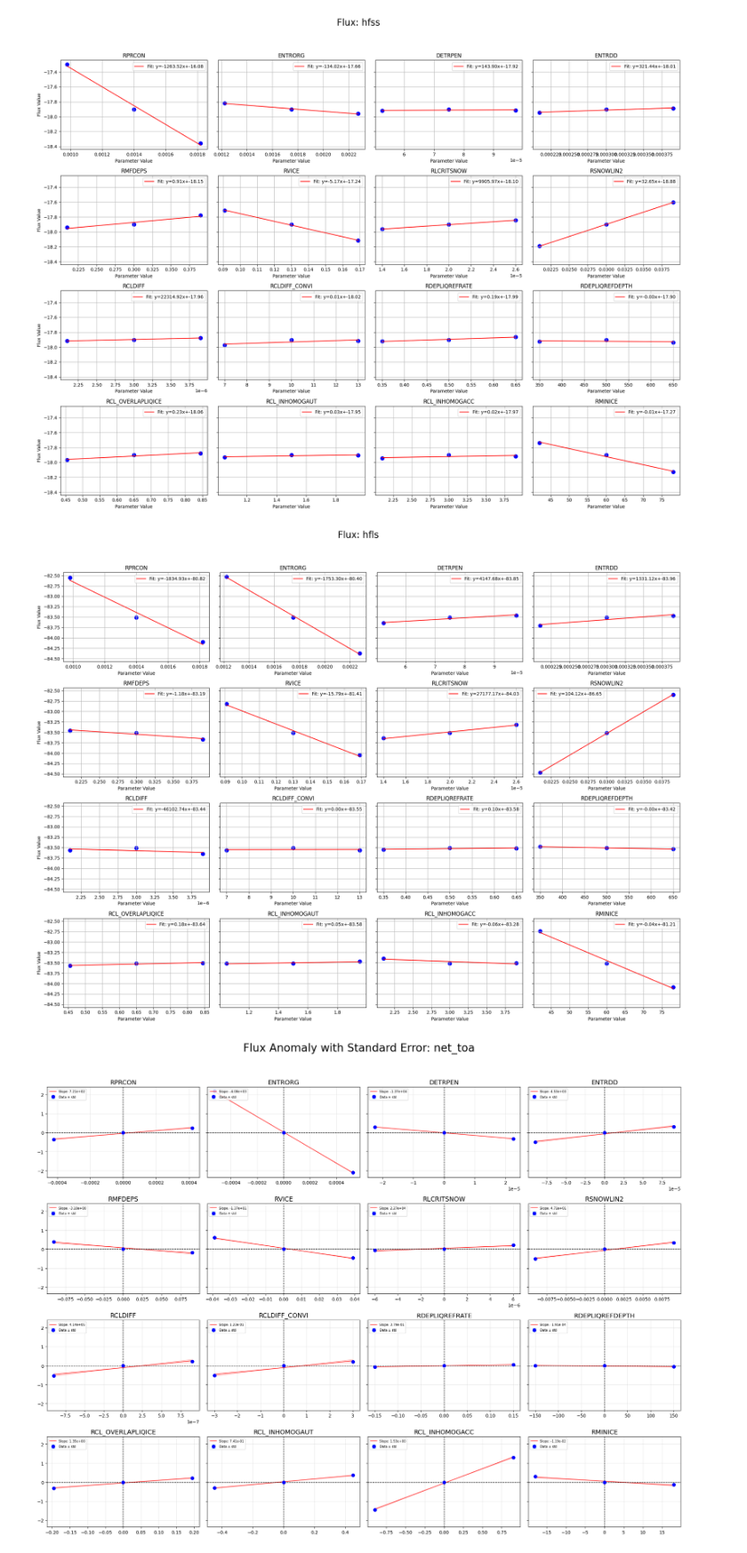
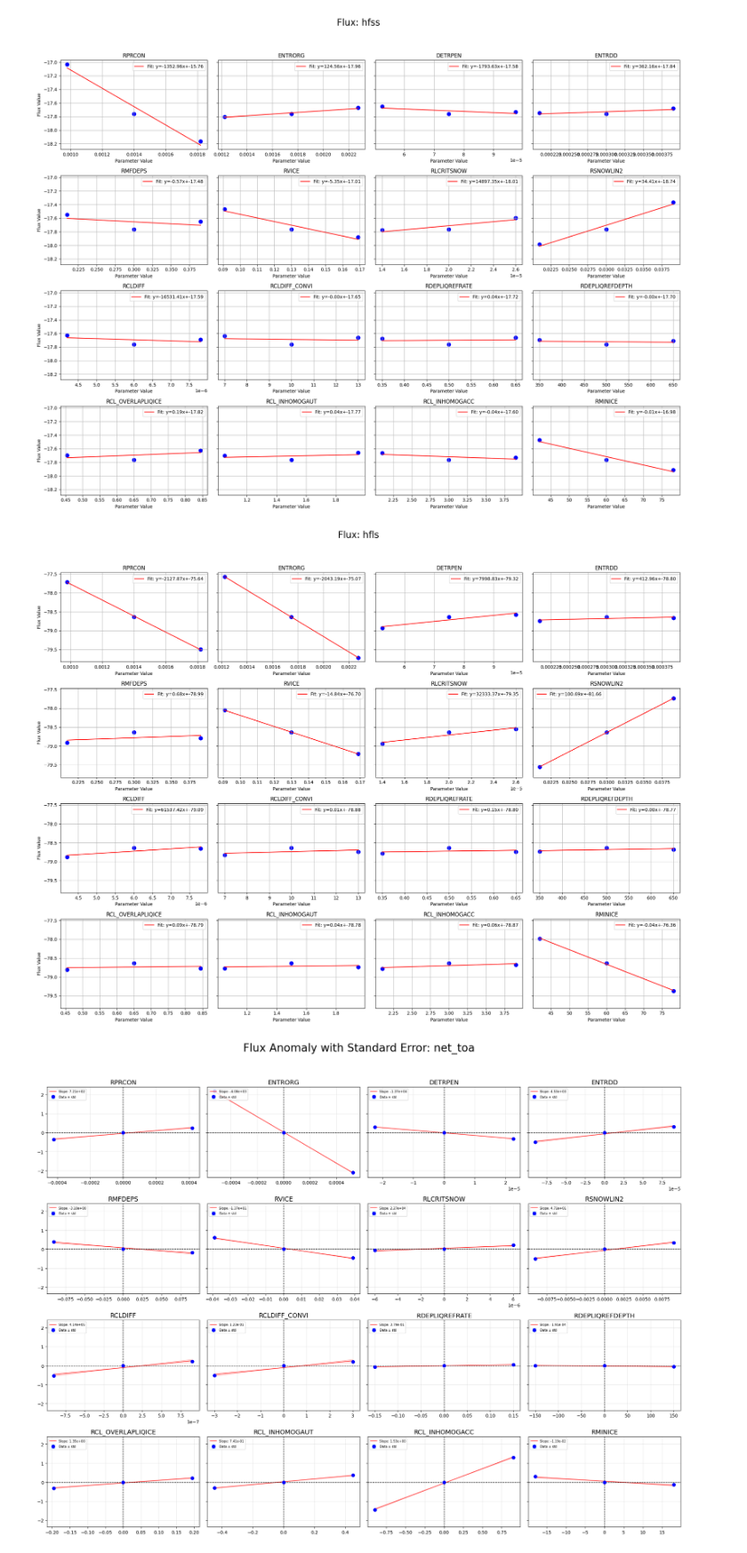
Before and after one commit to jhardenberg/ECtuner, a Jupyter notebook: mari/mio_script/plot-stamps_m.ipynb, the cells around one changed output. Shown at 89% size. Drawn from its saved outputs; the diff is of its cells as text; code cells hidden in the pictures.

```diff
--- a/mari/mio_script/plot-stamps_m.ipynb
+++ b/mari/mio_script/plot-stamps_m.ipynb
@@ -7,15 +7,15 @@ import seaborn as sns
 import numpy as np
 
 # Directories
-ecmean_dir = '/home/ecme3038/hpcperm/ecearth/ecearth4/ECtuner/ectuner/ecmean/gm_TL255_v2/'
-exps_dir = '/home/ecme3038/hpcperm/ecearth/ecearth4/ECtuner/ectuner/perturb_exps/exps_TL255_v2/'
+ecmean_dir = '/home/ecme3038/hpcperm/ecearth/ecearth4/ECtuner/ectuner/ecmean/gm_TL63_v2/'
+exps_dir = '/home/ecme3038/hpcperm/ecearth/ecearth4/ECtuner/ectuner/perturb_exps/exps_TL63_v2/'
 
 
 # Selected fluxes
 selected_fluxes = ['net_toa', 'rlnt', 'rsnt', 'swcf', 'lwcf', 'hfss', 'hfls']
 
 # Read parameter names from params_s000.yaml
-params_file = os.path.join(exps_dir, 'tuning_00.yml')
+params_file = os.path.join(exps_dir, 'tuning_p000.yml')
 with open(params_file, 'r') as file:
     params_data = yaml.safe_load(file)
 
@@ -97,19 +97,18 @@ for idx, param in enumerate(parameter_names):
 
     # Lista degli esperimenti da analizzare per questo specifico parametro
     # Usiamo il formato :03d per avere k001, k002 ecc.
-    experiments = [f'k{id_minus:03d}', 'k000', f'k{id_plus:03d}']
+    experiments = [f'p{id_minus:03d}', 'p000', f'p{id_plus:03d}']
 
     for exp in experiments:
         # 1. Gestione file dei FLUSSI (ecmean)
         # Nome file es: global_mean_k001_EC-Earth4_r1i1p1f1_1991_2001.yml
-        flux_file = f'global_mean_{exp}_EC-Earth4_r1i1p1f1_1991_2000.yml'
+        flux_file = f'GM_EC26-HIST_{exp}_EC-Earth4_r1i1p1f1_1991_2000.yml'
         flux_path = os.path.join(ecmean_dir, flux_file)
         fluxes = extract_flux(flux_path, selected_fluxes)
 
         # 2. Gestione file dei PARAMETRI (exps)
-        # Trasformiamo 'k001' in '01', 'k000' in '00' per il file tuning_XX.yml
-        id_num = int(exp.replace('k', ''))
-        params_file_name = f'tuning_{id_num:02d}.yml'
+        # Trasformiamo 'p001' in '01', 'p000' in '00' per il file tuning_XX.yml
+        params_file_name = f'tuning_{exp}.yml'
         params_path = os.path.join(exps_dir, params_file_name)
 
         param_value = extract_param(params_path, param)
@@ -172,5 +171,5 @@ for flux in selected_fluxes:
     plt.tight_layout(rect=[0, 0.03, 1, 0.95])
     plt.show()
     # Save each figure
-    fig.savefig(f'/ec/res4/hpcperm/ecme3038/ecearth/ecearth4/ECtuner/mari/results/plots/sensitivities/TL255v2_{flux}.png')
+    fig.savefig(f'/ec/res4/hpcperm/ecme3038/ecearth/ecearth4/ECtuner/mari/results/plots/sensitivities/TL63v2_{flux}.png')
 # %% [output]
@@ -182,5 +181,5 @@ for flux in selected_fluxes:
-[figure, old version]
+[figure, new version]
-[figure, old version]
+[figure, new version]
 # %%
 import os
 import yaml
```
Also changed, not shown: parts of 2 cells of this notebook, 4 other files.
